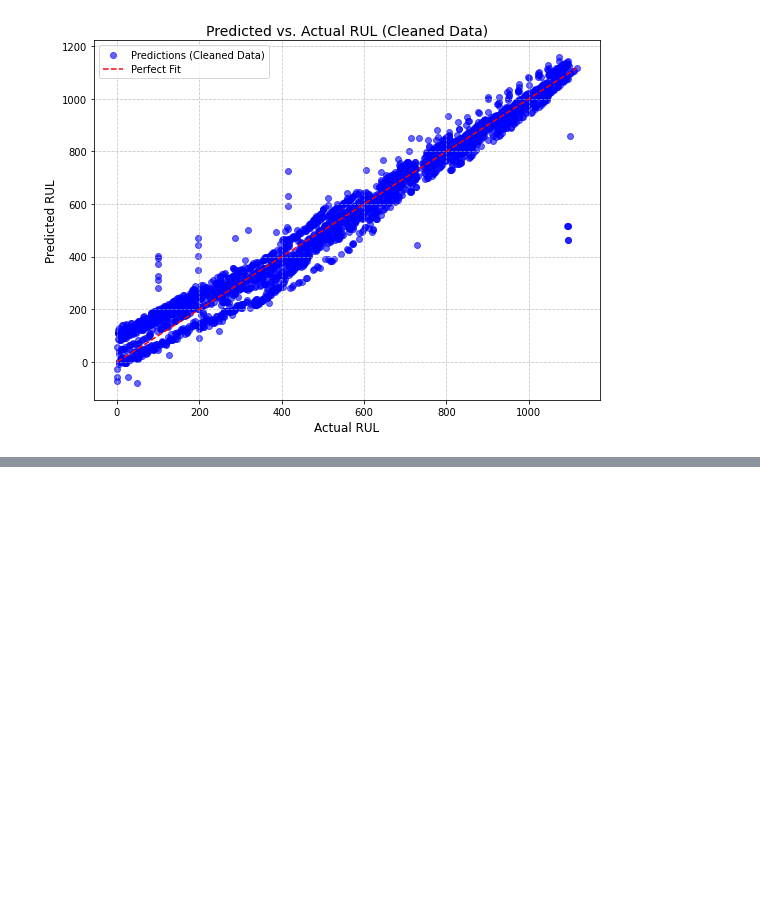
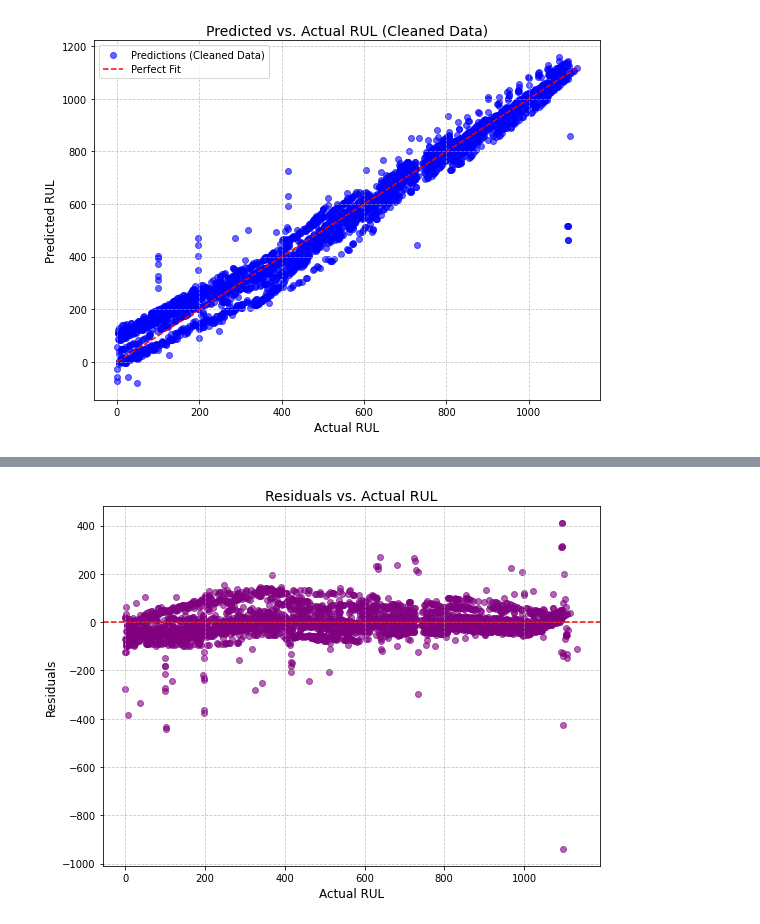
Before and after one commit to jgd45/Project1DS675, a Jupyter notebook: project_implement.ipynb, the cells around one changed output, grey strips where cells are left out. Cells and saved outputs as stored; diff of their text form; code cells hidden in the pictures; blank space fills up the shorter version.

```diff
--- a/project_implement.ipynb
+++ b/project_implement.ipynb
@@ -385,0 +393,13 @@ plt.show()
+# %%
+residuals = y_test - y_test_pred
+plt.figure(figsize=(8, 6))
+plt.scatter(y_test, residuals, alpha=0.6, color='purple')
+plt.axhline(0, color='red', linestyle='--')
+plt.title('Residuals vs. Actual RUL', fontsize=14)
+plt.xlabel('Actual RUL', fontsize=12)
+plt.ylabel('Residuals', fontsize=12)
+plt.grid(True, linestyle='--', alpha=0.7)
+plt.tight_layout()
+plt.show()
+# %% [output]
+[figure, added]
```
Also changed, not shown: parts of 4 cells of this notebook.
